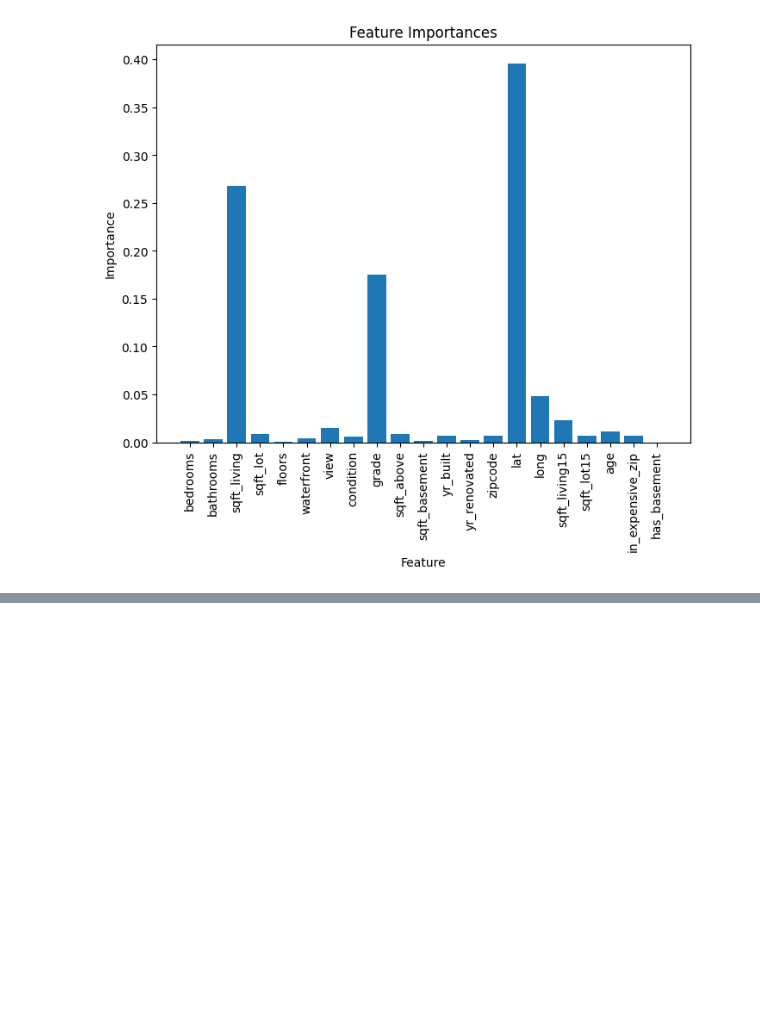
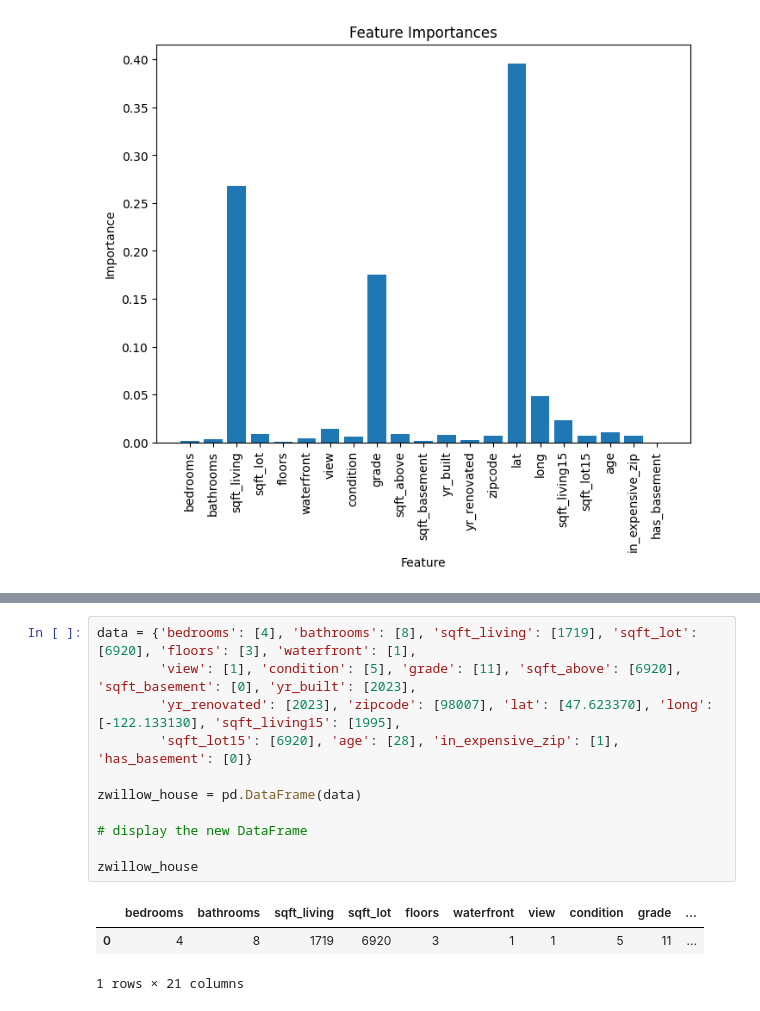
Before and after one commit to Sanketb2312/Info251-final-project, a Jupyter notebook: train.ipynb, the cells around one changed output, grey strips where cells are left out. Cells and saved outputs as stored; diff of their text form; blank space fills up the shorter version.

```diff
--- a/train.ipynb
+++ b/train.ipynb
@@ -264,0 +116,15 @@ price2[0]*2.03
+# %%
+data = {'bedrooms': [4], 'bathrooms': [8], 'sqft_living': [1719], 'sqft_lot': [6920], 'floors': [3], 'waterfront': [1],
+        'view': [1], 'condition': [5], 'grade': [11], 'sqft_above': [6920], 'sqft_basement': [0], 'yr_built': [2023],
+        'yr_renovated': [2023], 'zipcode': [98007], 'lat': [47.623370], 'long': [-122.133130], 'sqft_living15': [1995],
+        'sqft_lot15': [6920], 'age': [28], 'in_expensive_zip': [1], 'has_basement': [0]}
+
+zwillow_house = pd.DataFrame(data)
+
+# display the new DataFrame
+
+zwillow_house
+# %% [output]
+|  | bedrooms | bathrooms | sqft_living | sqft_lot | floors | waterfront | view | condition | grade | ... |
+| 0 | 4 | 8 | 1719 | 6920 | 3 | 1 | 1 | 5 | 11 | ... |
+1 rows × 21 columns
```
Also changed, not shown: parts of 25 cells of this notebook, 1 other file.
